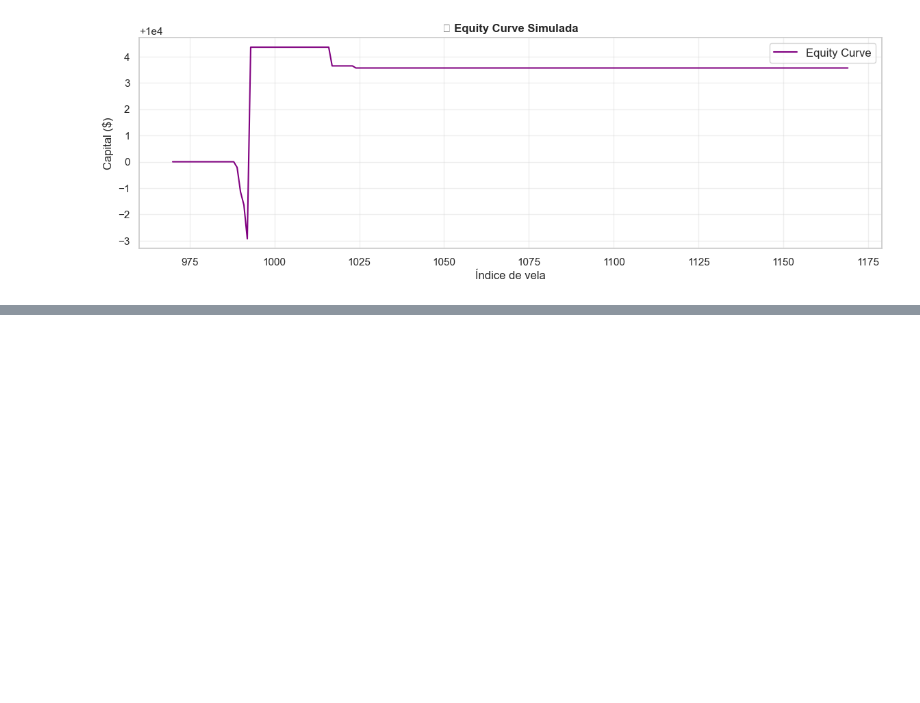
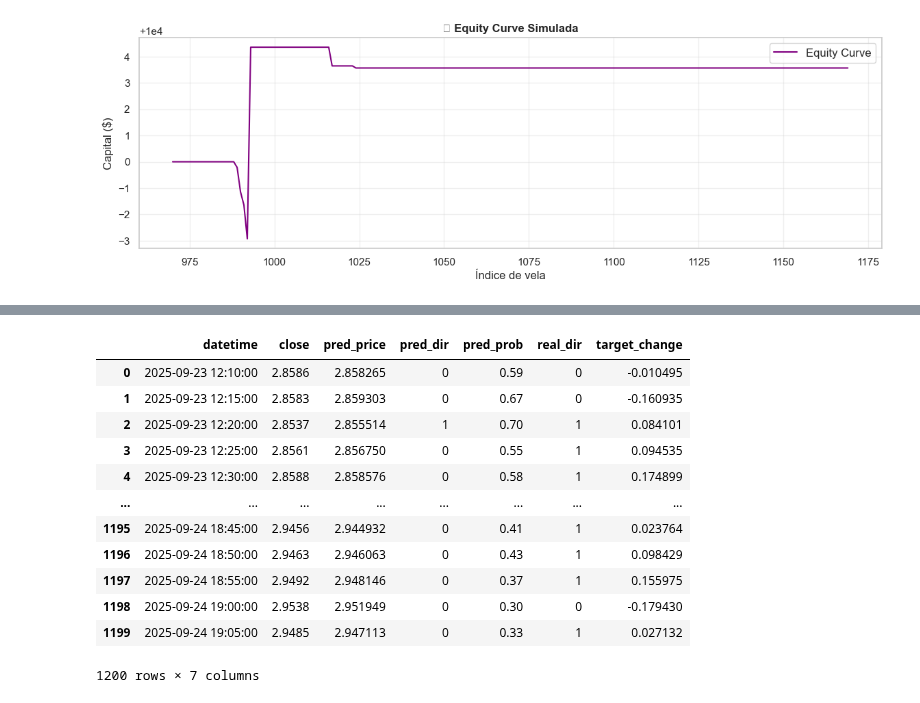
Before and after one commit to FerdinandMileto/proyecto-prediccion-del-precio-cripto, a Jupyter notebook: proyecto.ipynb, the cells around one changed output, grey strips where cells are left out. Saved outputs shown, nothing was run; the diff lists cells and outputs as text; code cells hidden in the pictures; blank space fills up the shorter version.

```diff
--- a/proyecto.ipynb
+++ b/proyecto.ipynb
@@ -1267,0 +1508,19 @@ plt.show()
+# %%
+import pandas as pd
+
+df_results = pd.read_csv("xrp_usdt_predictions.csv")
+display(df_results)
+# %% [output]
+|  | datetime | close | pred_price | pred_dir | pred_prob | real_dir | target_change |
+| 0 | 2025-09-23 12:10:00 | 2.8586 | 2.858265 | 0 | 0.59 | 0 | -0.010495 |
+| 1 | 2025-09-23 12:15:00 | 2.8583 | 2.859303 | 0 | 0.67 | 0 | -0.160935 |
+| 2 | 2025-09-23 12:20:00 | 2.8537 | 2.855514 | 1 | 0.70 | 1 | 0.084101 |
+| 3 | 2025-09-23 12:25:00 | 2.8561 | 2.856750 | 0 | 0.55 | 1 | 0.094535 |
+| 4 | 2025-09-23 12:30:00 | 2.8588 | 2.858576 | 0 | 0.58 | 1 | 0.174899 |
+| ... | ... | ... | ... | ... | ... | ... | ... |
+| 1195 | 2025-09-24 18:45:00 | 2.9456 | 2.944932 | 0 | 0.41 | 1 | 0.023764 |
+| 1196 | 2025-09-24 18:50:00 | 2.9463 | 2.946063 | 0 | 0.43 | 1 | 0.098429 |
+| 1197 | 2025-09-24 18:55:00 | 2.9492 | 2.948146 | 0 | 0.37 | 1 | 0.155975 |
+| 1198 | 2025-09-24 19:00:00 | 2.9538 | 2.951949 | 0 | 0.30 | 0 | -0.179430 |
+| 1199 | 2025-09-24 19:05:00 | 2.9485 | 2.947113 | 0 | 0.33 | 1 | 0.027132 |
+1200 rows × 7 columns
```
Also changed, not shown: parts of 1 cell of this notebook, 1 other file.
